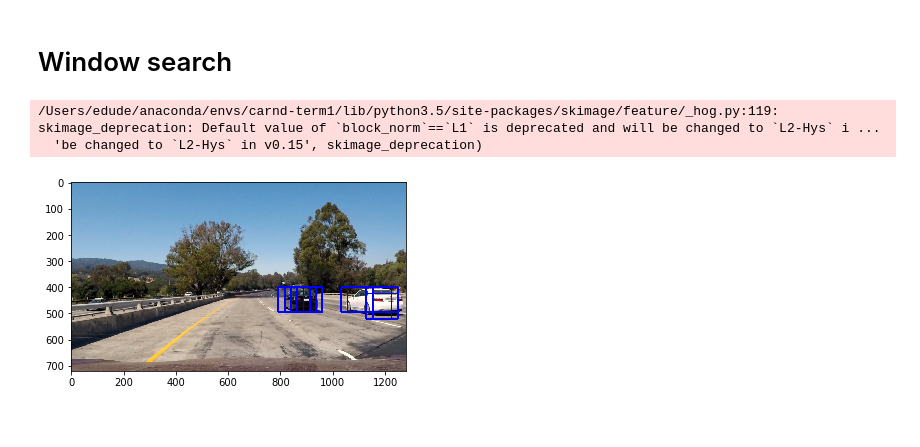
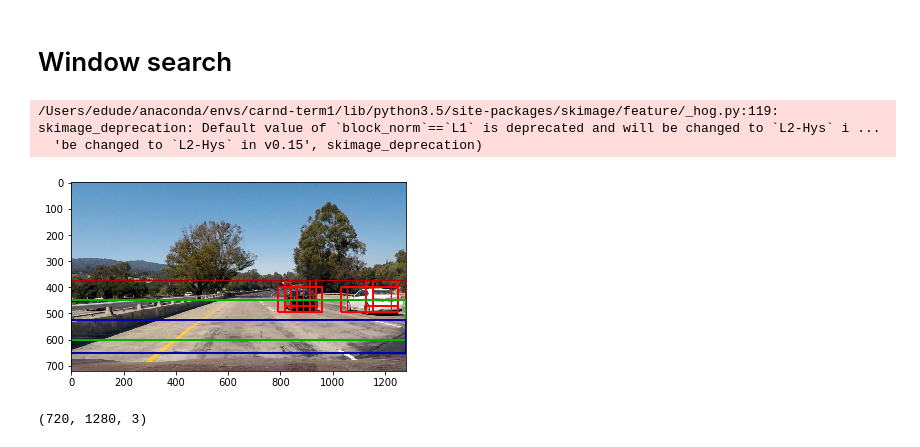
Before and after one commit to e7dud7e/carnd, a Jupyter notebook: VehicleDetection/VehicleDetection.ipynb, the cells around one changed output. Drawn from its saved outputs; the diff is of its cells as text; code cells hidden in the pictures.

Commit message:
feature: window search uses multiple search regions with different scales, since cars at the horizon are smaller than cars near the camera.

```diff
--- a/VehicleDetection/VehicleDetection.ipynb
+++ b/VehicleDetection/VehicleDetection.ipynb
@@ -172,11 +172,11 @@ pix_per_cell=8
 cell_per_block=2
 
 t0 = time.time()
-car_features = extract_features(cars_paths, color_space='YCrCb',
+car_features = extract_features(cars_paths, color_space='HLS',
                                 spatial_size=(spatial_size, spatial_size),
                                 hist_bins=hist_bins, hist_range=(0, 256))
 
-other_features = extract_features(other_paths, color_space='YCrCb',
+other_features = extract_features(other_paths, color_space='HLS',
                                 spatial_size=(spatial_size, spatial_size),
                                 hist_bins=hist_bins, hist_range=(0, 256))
 t1 = time.time()
@@ -1057,27 +1085,40 @@ def find_cars(img, ystart, ystop, scale, svc, X_scaler,
 # %%
-ystart = 400
-ystop = 656
-scale = 1.5
+
+"""
+Search regions start from the middle of image, where cars are most far away and smaller
+Search regions closer to bottom of image are for cars closer to the camera.
+Scale < 1 is like zooming in for far-away images.
+Scale > 1 is like zooming out, for closer images.
+"""
+ystart = [375, 450, 525]
+ystop = [525, 600, 650]
+scale = [1.5, 1.6, 1.7]
+box_color = [(255,0,0),(0,255,0),(0,0,255)]
 
 """
 Use the same parameters for testing
 as for training, else the X_scaler won't recognize
 the features that it's supposed to standardize.
 """
 spatial_size=32
 hist_bins=32
 orient=9
 pix_per_cell=8
 cell_per_block=2
+color_space='YCrCb'
 
 #img = read_rgb('test_images/test1.jpg')
 img = mpimg.imread('test_images/test1.jpg')
 
-out_img = find_cars(img, ystart, ystop, scale, svc, X_scaler, orient, pix_per_cell, cell_per_block,
+out_img = find_cars(img, color_space, ystart, ystop, scale, box_color, svc, X_scaler, orient, pix_per_cell, cell_per_block,
                     (spatial_size,spatial_size), hist_bins)
 
 plt.imshow(out_img);
 # %% [output]
 /Users/edude/anaconda/envs/carnd-term1/lib/python3.5/site-packages/skimage/feature/_hog.py:119: skimage_deprecation: Default value of `block_norm`==`L1` is deprecated and will be changed to `L2-Hys` i ...
   'be changed to `L2-Hys` in v0.15', skimage_deprecation)
-[figure, old version]
+[figure, new version]
+# %%
+img.shape
+# %% [output]
+(720, 1280, 3)
```
Also changed, not shown: parts of 9 cells of this notebook.
